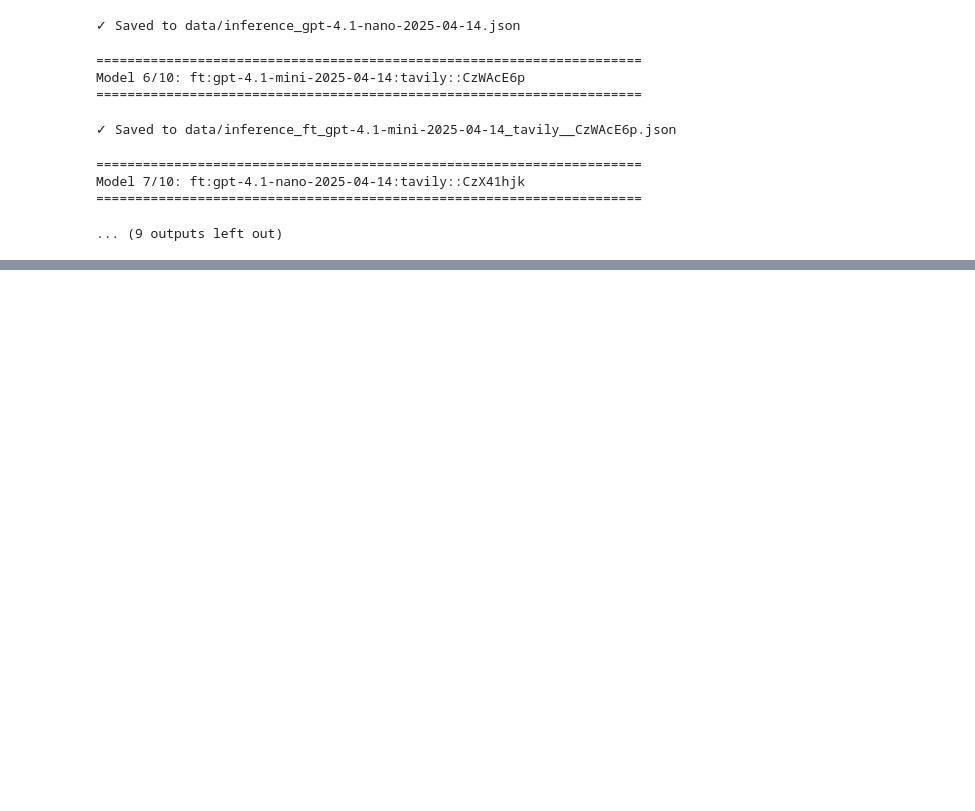
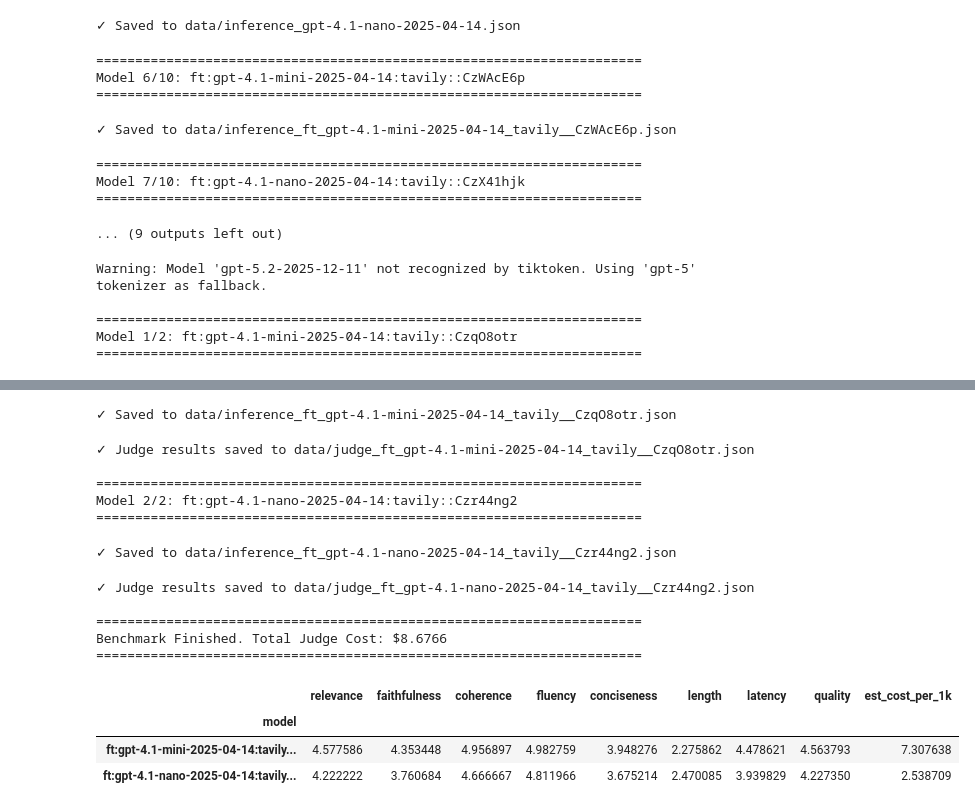
Before and after one commit to shaharoded/Web-Page-Summarizer, a Jupyter notebook: main.ipynb, the cells around one changed output, grey strips where cells are left out. Saved outputs shown, nothing was run; the diff lists cells and outputs as text; code cells hidden in the pictures; blank space fills up the shorter version.

```diff
--- a/main.ipynb
+++ b/main.ipynb
@@ -378,3 +378,36 @@ Model 6/10: ft:gpt-4.1-mini-2025-04-14:tavily::CzWAcE6p
 Model 7/10: ft:gpt-4.1-nano-2025-04-14:tavily::CzX41hjk
 ======================================================================
 ... (9 outputs left out)
+# %%
+import importlib
+import evaluation.benchmark
+import agents.config
+import train.finetune
+
+# Re-import updated modules
+importlib.reload(evaluation.benchmark)
+importlib.reload(agents.config)
+importlib.reload(train.finetune)
+
+from evaluation.benchmark import BenchmarkingSuite
+from agents.config import RATES
+
+# 1. Define models to test (from your RATES keys)
+test_models = ['ft:gpt-4.1-mini-2025-04-14:tavily::CzqO8otr',
+               'ft:gpt-4.1-nano-2025-04-14:tavily::Czr44ng2']
+
+# 2. Prepare subset (validation subset already defined)
+subset_data = validation_data
+
+# 3. Run flow
+suite = BenchmarkingSuite(rates=RATES)
+report_df = suite.run_benchmark(subset_data, test_models)
+
+# 4. Display stylized table
+report_df.set_index('model').style.background_gradient(cmap='viridis')
+# %% [output]
+Warning: Model 'gpt-5.2-2025-12-11' not recognized by tiktoken. Using 'gpt-5' tokenizer as fallback.
+
+======================================================================
+Model 1/2: ft:gpt-4.1-mini-2025-04-14:tavily::CzqO8otr
+======================================================================
@@ -380,0 +417,16 @@ Model 7/10: ft:gpt-4.1-nano-2025-04-14:tavily::CzX41hjk
+✓ Saved to data/inference_ft_gpt-4.1-mini-2025-04-14_tavily__CzqO8otr.json
+✓ Judge results saved to data/judge_ft_gpt-4.1-mini-2025-04-14_tavily__CzqO8otr.json
+
+======================================================================
+Model 2/2: ft:gpt-4.1-nano-2025-04-14:tavily::Czr44ng2
+======================================================================
+✓ Saved to data/inference_ft_gpt-4.1-nano-2025-04-14_tavily__Czr44ng2.json
+✓ Judge results saved to data/judge_ft_gpt-4.1-nano-2025-04-14_tavily__Czr44ng2.json
+
+======================================================================
+Benchmark Finished. Total Judge Cost: $8.6766
+======================================================================
+|  | relevance | faithfulness | coherence | fluency | conciseness | length | latency | quality | est_cost_per_1k |
+| model |  |  |  |  |  |  |  |  |  |
+| ft:gpt-4.1-mini-2025-04-14:tavily... | 4.577586 | 4.353448 | 4.956897 | 4.982759 | 3.948276 | 2.275862 | 4.478621 | 4.563793 | 7.307638 |
+| ft:gpt-4.1-nano-2025-04-14:tavily... | 4.222222 | 3.760684 | 4.666667 | 4.811966 | 3.675214 | 2.470085 | 3.939829 | 4.227350 | 2.538709 |
```
Also changed, not shown: parts of 2 cells of this notebook, 4 other files.
